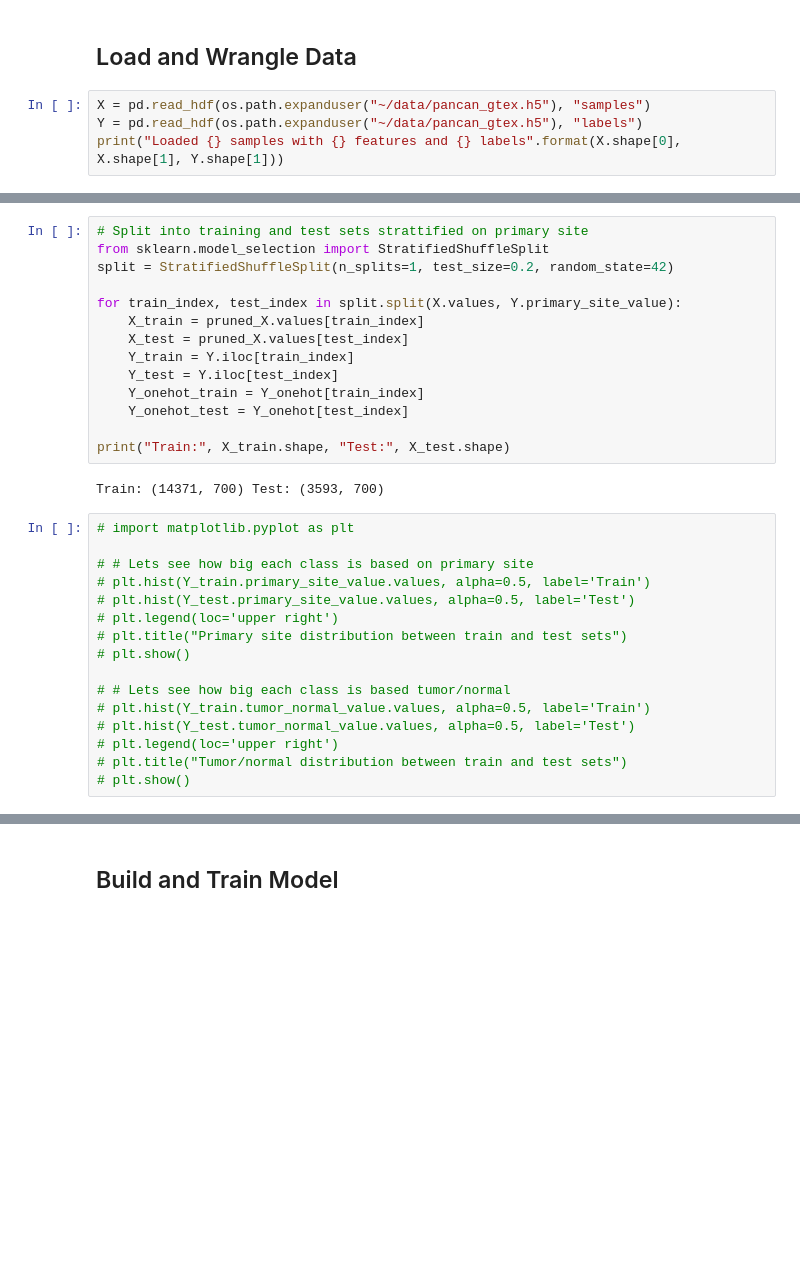
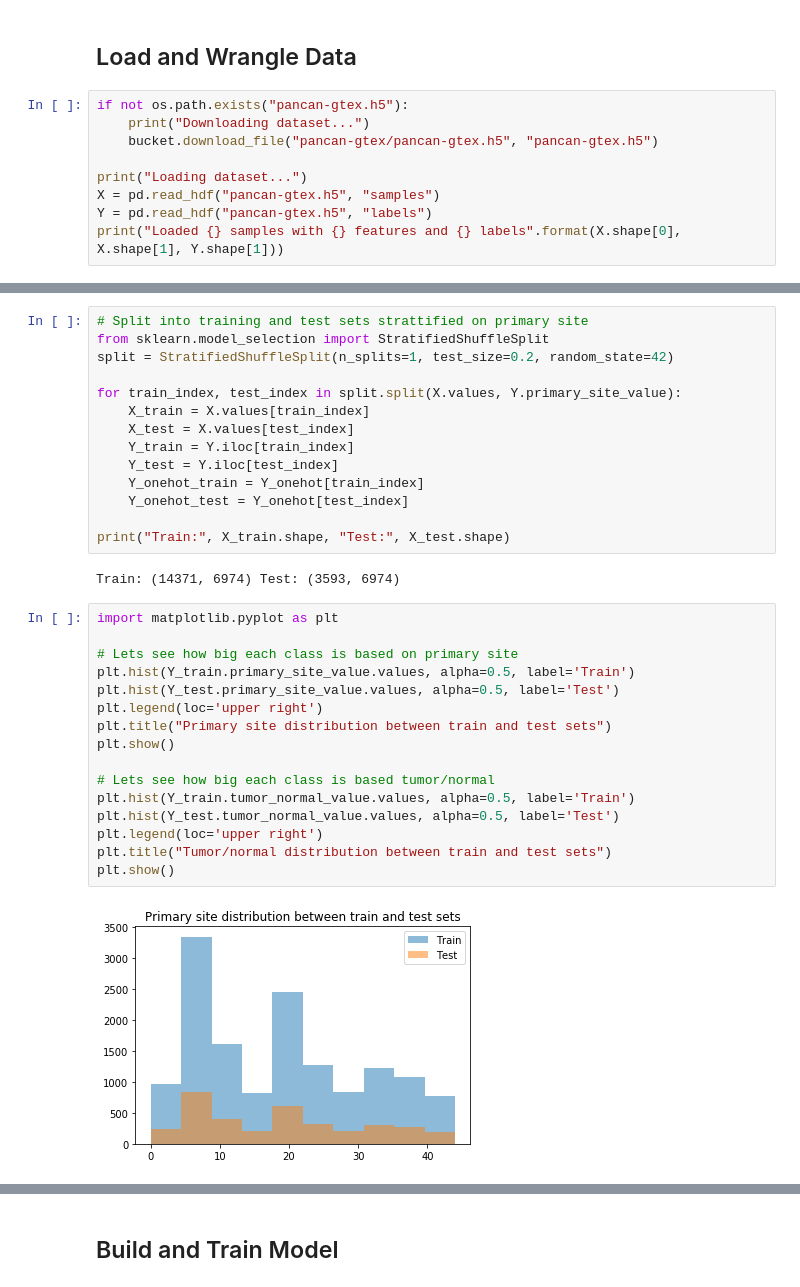
Before and after one commit to rcurrie/pancan-gtex, a Jupyter notebook: train.ipynb, the cells around one changed output, grey strips where cells are left out. Drawn from its saved outputs; the diff is of its cells as text; blank space fills up the shorter version.

```diff
--- a/train.ipynb
+++ b/train.ipynb
@@ -14,7 +39,12 @@ np.random.seed(42)
 # %% [markdown]
 ## Load and Wrangle Data
 # %%
-X = pd.read_hdf(os.path.expanduser("~/data/pancan_gtex.h5"), "samples")
-Y = pd.read_hdf(os.path.expanduser("~/data/pancan_gtex.h5"), "labels")
+if not os.path.exists("pancan-gtex.h5"):
+    print("Downloading dataset...")
+    bucket.download_file("pancan-gtex/pancan-gtex.h5", "pancan-gtex.h5")
+
+print("Loading dataset...")
+X = pd.read_hdf("pancan-gtex.h5", "samples")
+Y = pd.read_hdf("pancan-gtex.h5", "labels")
 print("Loaded {} samples with {} features and {} labels".format(X.shape[0], X.shape[1], Y.shape[1]))
 # %% [output]
@@ -60,8 +71,8 @@ from sklearn.model_selection import StratifiedShuffleSplit
 split = StratifiedShuffleSplit(n_splits=1, test_size=0.2, random_state=42)
 
 for train_index, test_index in split.split(X.values, Y.primary_site_value):
-    X_train = pruned_X.values[train_index]
-    X_test = pruned_X.values[test_index]
+    X_train = X.values[train_index]
+    X_test = X.values[test_index]
     Y_train = Y.iloc[train_index]
     Y_test = Y.iloc[test_index]
     Y_onehot_train = Y_onehot[train_index]
@@ -69,20 +80,22 @@ for train_index, test_index in split.split(X.values, Y.primary_site_value):
 
 print("Train:", X_train.shape, "Test:", X_test.shape)
 # %% [output]
-Train: (14371, 700) Test: (3593, 700)
+Train: (14371, 6974) Test: (3593, 6974)
 # %%
-# import matplotlib.pyplot as plt
+import matplotlib.pyplot as plt
 
-# # Lets see how big each class is based on primary site
-# plt.hist(Y_train.primary_site_value.values, alpha=0.5, label='Train')
-# plt.hist(Y_test.primary_site_value.values, alpha=0.5, label='Test')
-# plt.legend(loc='upper right')
-# plt.title("Primary site distribution between train and test sets")
-# plt.show()
+# Lets see how big each class is based on primary site
+plt.hist(Y_train.primary_site_value.values, alpha=0.5, label='Train')
+plt.hist(Y_test.primary_site_value.values, alpha=0.5, label='Test')
+plt.legend(loc='upper right')
+plt.title("Primary site distribution between train and test sets")
+plt.show()
 
-# # Lets see how big each class is based tumor/normal
-# plt.hist(Y_train.tumor_normal_value.values, alpha=0.5, label='Train')
-# plt.hist(Y_test.tumor_normal_value.values, alpha=0.5, label='Test')
-# plt.legend(loc='upper right')
-# plt.title("Tumor/normal distribution between train and test sets")
-# plt.show()
+# Lets see how big each class is based tumor/normal
+plt.hist(Y_train.tumor_normal_value.values, alpha=0.5, label='Train')
+plt.hist(Y_test.tumor_normal_value.values, alpha=0.5, label='Test')
+plt.legend(loc='upper right')
+plt.title("Tumor/normal distribution between train and test sets")
+plt.show()
+# %% [output]
+[figure, added]
```
Also changed, not shown: parts of 10 cells of this notebook, 9 other files.
